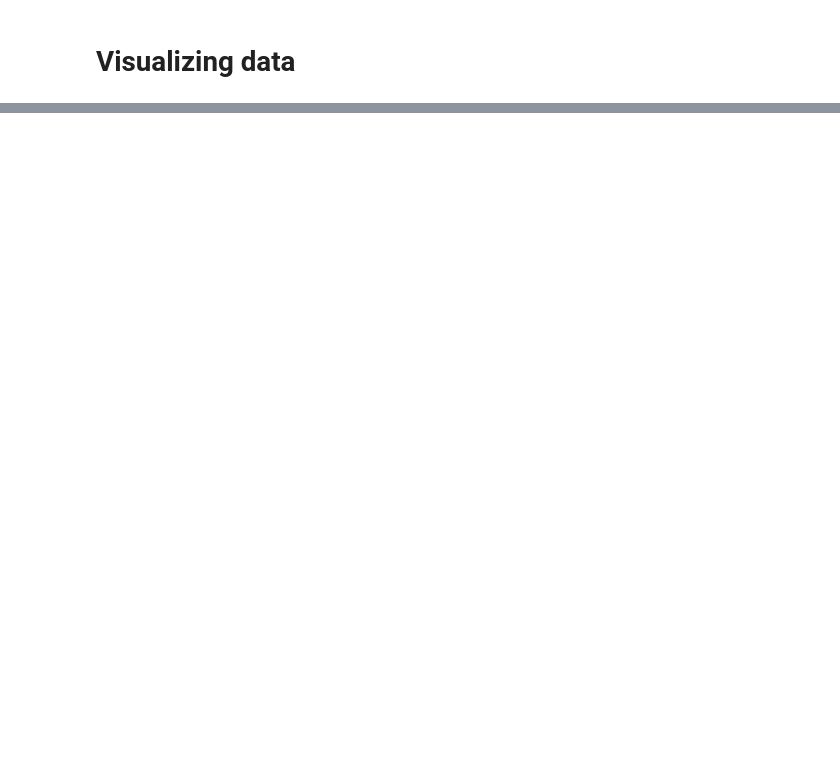
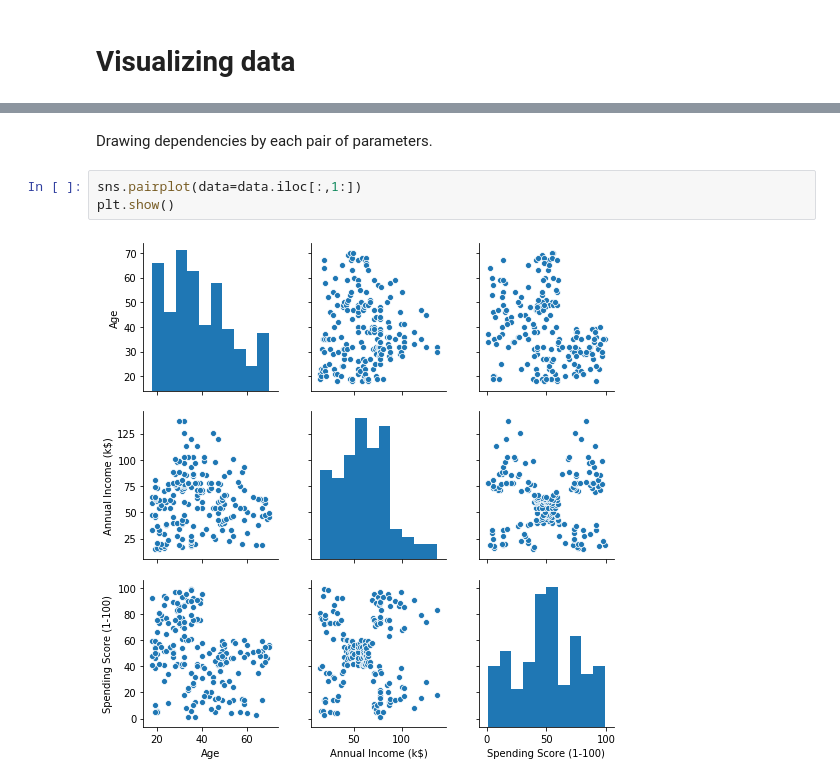
Before and after one commit to SmirnovAlexander/InformationAnalysis, a Jupyter notebook: DataVisualization/notebooks/ClusteringMallCustomers.ipynb, the cells around one changed output, grey strips where cells are left out. Drawn from its saved outputs; the diff is of its cells as text; blank space fills up the shorter version.

```diff
--- a/DataVisualization/notebooks/ClusteringMallCustomers.ipynb
+++ b/DataVisualization/notebooks/ClusteringMallCustomers.ipynb
@@ -35,0 +38,7 @@ plt.show()
+# %% [markdown]
+Drawing dependencies by each pair of parameters.
+# %%
+sns.pairplot(data=data.iloc[:,1:])
+plt.show()
+# %% [output]
+[figure, added]
```
Also changed, not shown: parts of 3 cells of this notebook.
